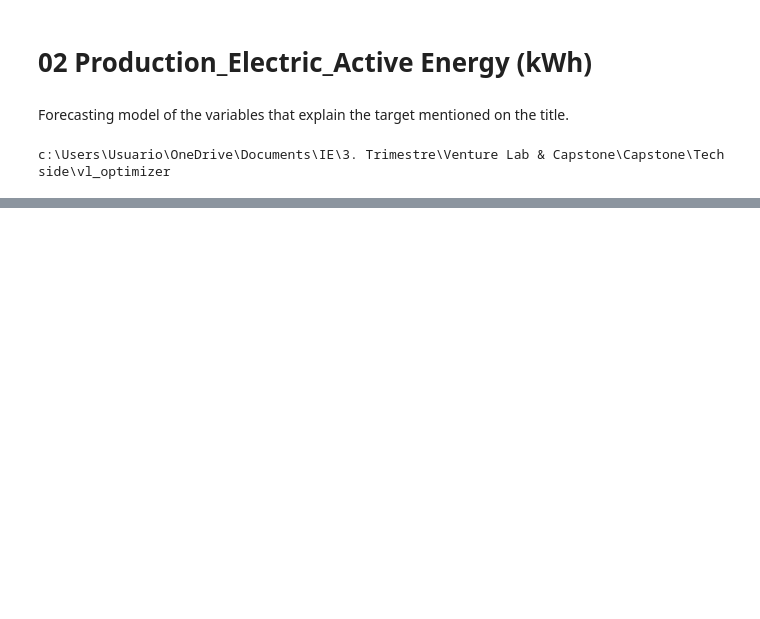
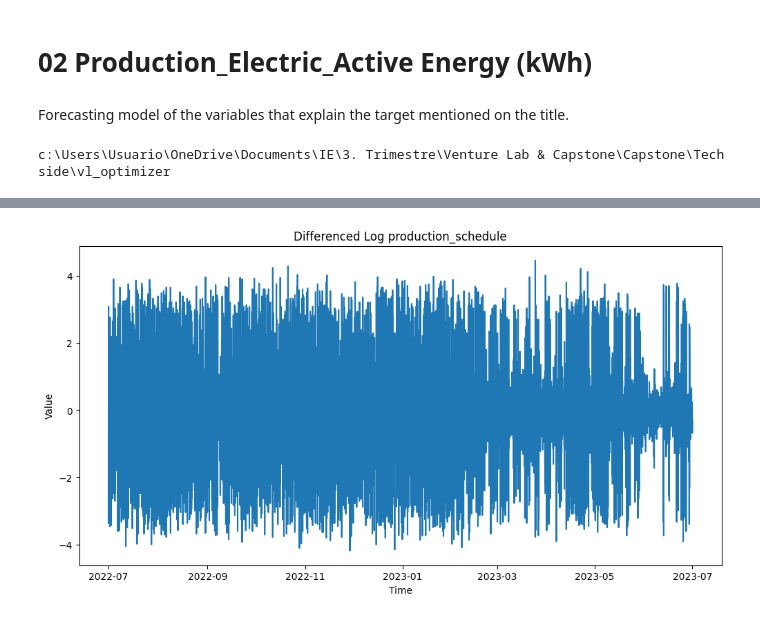
Before and after one commit to johanbarreiro/energy_consumption_optimizer, a Jupyter notebook: forecasting/production_forecasting.ipynb, the cells around one changed output, grey strips where cells are left out. Saved outputs shown, nothing was run; the diff lists cells and outputs as text; code cells hidden in the pictures; blank space fills up the shorter version.

```diff
--- a/forecasting/production_forecasting.ipynb
+++ b/forecasting/production_forecasting.ipynb
@@ -98,0 +31,96 @@ RMSE: 0.0
+# %%
+# Load the data
+orig_data = pd.read_csv('data/processed_data/industrial_sites_processed/2024-07-07T16-56-34_industrial_site2_processed.csv')
+
+data.dropna()
+
+# Convert 'Time' column to datetime
+data['Time'] = pd.to_datetime(orig_data['Time'])
+
+# Set 'Time' column as the index
+data.set_index('Time', inplace=True)
+# %%
+import warnings
+warnings.filterwarnings('ignore')
+
+for target_column in list_of_columns:
+
+    # Apply log transformation
+    data['Log_' + target_column] = np.log(data[target_column] +1 )
+
+    # Apply differencing
+    data['Diff_Log_' + target_column] = data['Log_' + target_column].diff().dropna()
+
+    # Plot the target column to visualize its trend
+    plt.figure(figsize=(12, 6))
+    plt.plot(data['Diff_Log_' + target_column])
+    plt.title('Differenced Log ' + target_column)
+    plt.xlabel('Time')
+    plt.ylabel('Value')
+    plt.show()
+
+    # Split the data into training and testing sets
+    train = data['Diff_Log_' + target_column].loc[:test_start_date].dropna()
+    test = data['Diff_Log_' + target_column].loc[test_start_date:].dropna()
+
+    # Initialize lists to store results
+    results = []
+
+    # Fit ARIMA model and forecast in a rolling manner
+    for i in range(0, len(test), 24):
+        # Fit ARIMA model
+        model = ARIMA(train, order=(5, 1, 0))
+        model_fit = model.fit()
+
+        # Forecast the next 24 hours
+        forecast_steps = 24
+        if len(test) - i < forecast_steps:
+            forecast_steps = len(test) - i
+        forecast = model_fit.forecast(steps=forecast_steps)
+
+        # Append results to the list
+        for j in range(forecast_steps):
+            forecast_value = forecast.iloc[j]
+            if i + j > 0:
+                # Inverse differencing
+                forecast_value = forecast_value + data['Log_' + target_column].iloc[i + j - 1]
+                # Inverse log transformation
+                forecast_value = np.exp(forecast_value) -1
+            else:
+                # Inverse log transformation for the first value
+                forecast_value = np.exp(forecast_value)-1
+
+            results.append({
+                'Time': test.index[i + j],
+                'Real Values': np.exp(data['Log_' + target_column].iloc[i + j]),
+                'Forecasting Values': forecast_value
+            })
+
+        # Update training set with real data
+        train = pd.concat([train, test[i:i + forecast_steps]])
+
+    # Create a DataFrame from the results
+    results_df = pd.DataFrame(results)
+
+    # Save results to a CSV file
+    results_df.to_csv(f'data/forecasted_data/{target_column}_forecast_results.csv', index=False)
+
+    # Save the model
+    joblib.dump(model_fit, f'forecasting/forecasters/{target_column}_forecaster.pkl')
+
+    # Plot the results
+    plt.figure(figsize=(12, 6))
+    plt.plot(results_df['Time'], results_df['Real Values'], label='Actual')
+    plt.plot(results_df['Time'], results_df['Forecasting Values'], label='Forecast')
+    plt.title('Forecast vs Actual')
+    plt.xlabel('Time')
+    plt.ylabel('Values')
+    plt.legend()
+    plt.show()
+
+    # Calculate forecast accuracy for the entire period
+    mse = mean_squared_error(results_df['Real Values'], results_df['Forecasting Values'])
+    rmse = np.sqrt(mse)
+    print(f'RMSE: {rmse}')
+# %% [output]
+[figure, added]
```
Also changed, not shown: parts of 4 cells of this notebook, 30 other files.
